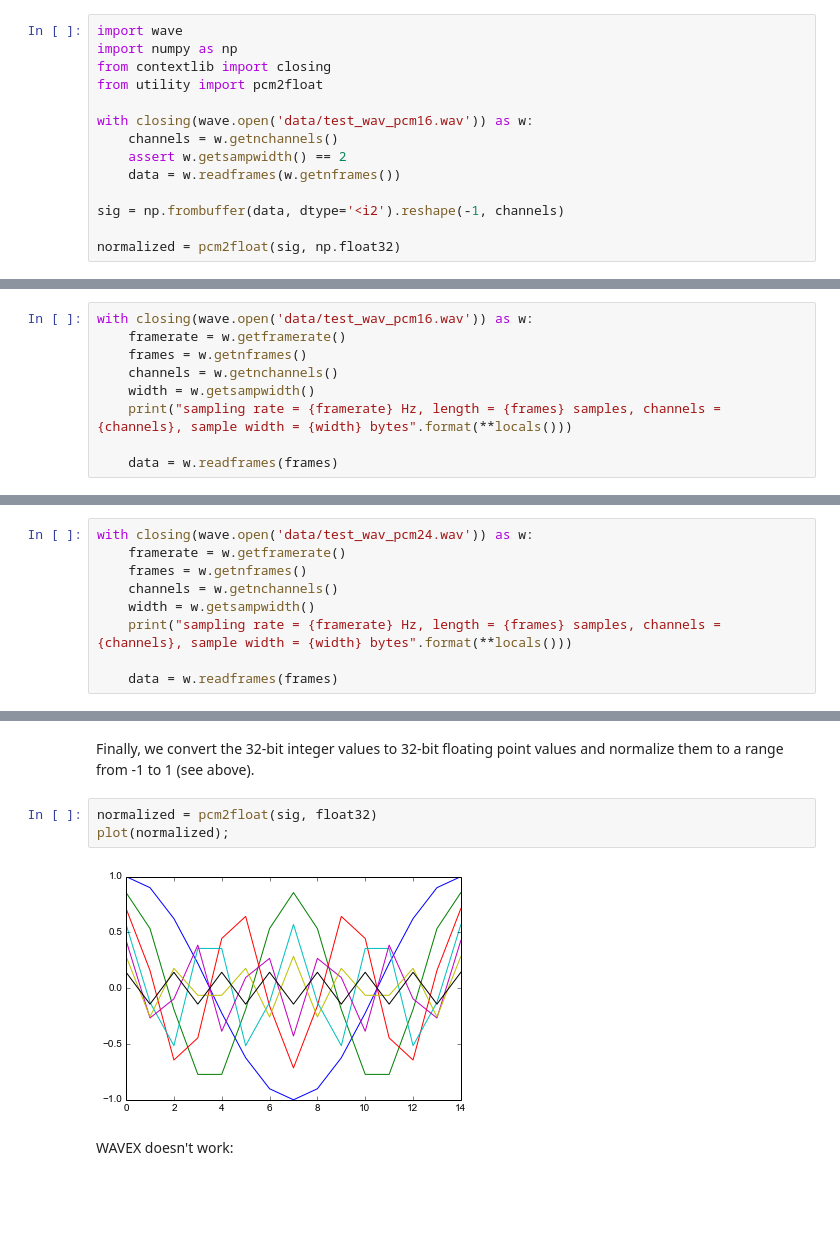
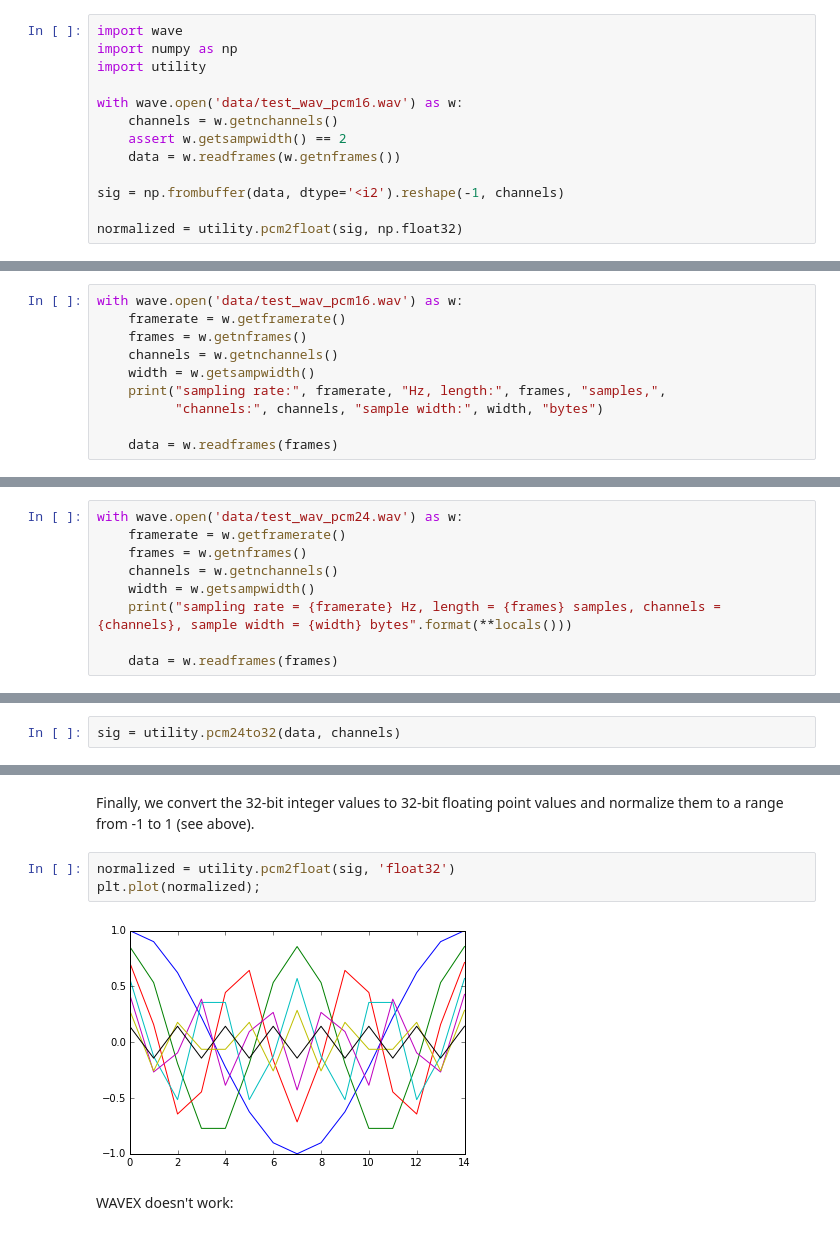
Before and after one commit to mgeier/python-audio, a Jupyter notebook: audio-files/audio-files-with-wave.ipynb, the cells around one changed output, grey strips where cells are left out. Cells and saved outputs as stored; diff of their text form; blank space fills up the shorter version.

```diff
--- a/audio-files/audio-files-with-wave.ipynb
+++ b/audio-files/audio-files-with-wave.ipynb
@@ -31,17 +31,16 @@ Reading a 16-bit WAV file into a NumPy array is not hard, but it requires a few
 # %%
 import wave
 import numpy as np
-from contextlib import closing
-from utility import pcm2float
+import utility
 
-with closing(wave.open('data/test_wav_pcm16.wav')) as w:
+with wave.open('data/test_wav_pcm16.wav') as w:
     channels = w.getnchannels()
     assert w.getsampwidth() == 2
     data = w.readframes(w.getnframes())
 
 sig = np.frombuffer(data, dtype='<i2').reshape(-1, channels)
 
-normalized = pcm2float(sig, np.float32)
+normalized = utility.pcm2float(sig, np.float32)
 # %% [markdown]
 But not so fast! Let's do that step-by-step and put a few explanations in between.
 
@@ -62,10 +62,11 @@ Now we open a 16-bit WAV file, show a few informations and read its contents.
 # %%
-with closing(wave.open('data/test_wav_pcm16.wav')) as w:
+with wave.open('data/test_wav_pcm16.wav') as w:
     framerate = w.getframerate()
     frames = w.getnframes()
     channels = w.getnchannels()
     width = w.getsampwidth()
-    print("sampling rate = {framerate} Hz, length = {frames} samples, channels = {channels}, sample width = {width} bytes".format(**locals()))
+    print("sampling rate:", framerate, "Hz, length:", frames, "samples,",
+          "channels:", channels, "sample width:", width, "bytes")
 
     data = w.readframes(frames)
 # %% [output]
@@ -183,5 +191,5 @@ normalized.flags
 # %%
-with closing(wave.open('data/test_wav_pcm24.wav')) as w:
+with wave.open('data/test_wav_pcm24.wav') as w:
     framerate = w.getframerate()
     frames = w.getnframes()
     channels = w.getnchannels()
@@ -322 +358,3 @@ True
+# %%
+sig = utility.pcm24to32(data, channels)
 # %% [markdown]
@@ -328,10 +366,10 @@ all(sig == pcm24to32_view(data, channels)), all(sig == pcm24to32_bytearray(data,
 # %% [markdown]
 Finally, we convert the 32-bit integer values to 32-bit floating point values and normalize them to a range from -1 to 1 (see above).
 # %%
-normalized = pcm2float(sig, float32)
-plot(normalized);
+normalized = utility.pcm2float(sig, 'float32')
+plt.plot(normalized);
 # %% [output]
-[figure, old version]
+[figure, new version]
 # %% [markdown]
 WAVEX doesn't work:
 # %%
```
Also changed, not shown: parts of 39 cells of this notebook, 1 other file.
